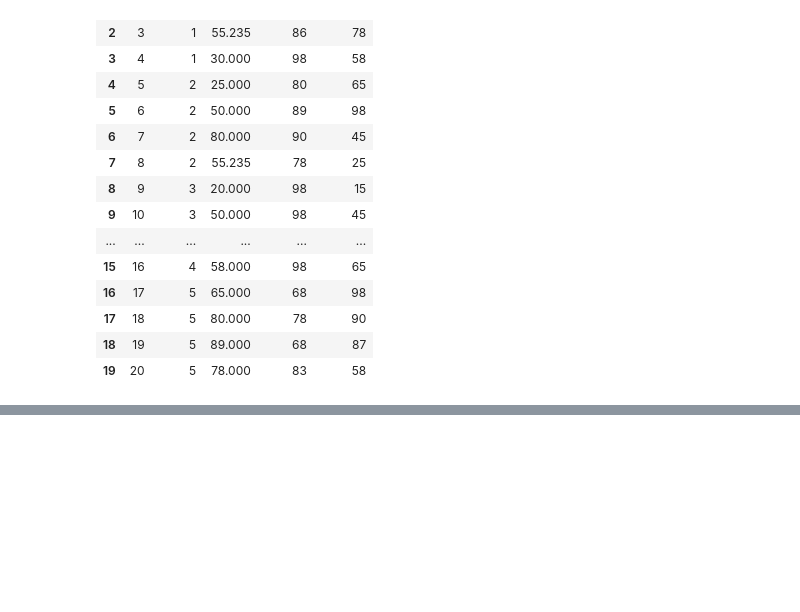
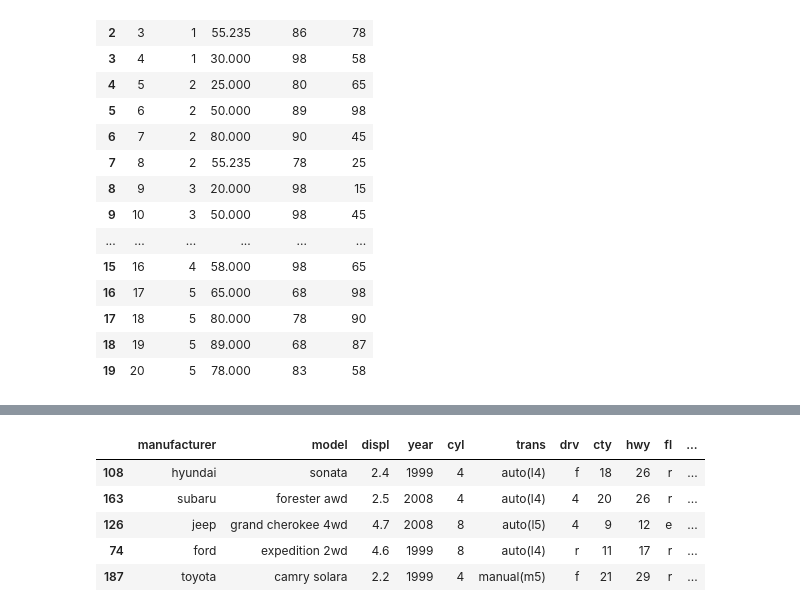
Before and after one commit to jw13k/2024-1-my-BDA, a Jupyter notebook: inclass/06W_0409_B_ch07_missingvalue_outlier.ipynb, the cells around one changed output, grey strips where cells are left out. Cells and saved outputs as stored; diff of their text form; code cells hidden in the pictures; blank space fills up the shorter version.

```diff
--- a/inclass/06W_0409_B_ch07_missingvalue_outlier.ipynb
+++ b/inclass/06W_0409_B_ch07_missingvalue_outlier.ipynb
@@ -615,0 +770,11 @@ exam
+# %%
+import pandas as pd
+mpg = pd.read_csv('data/mpg.csv')
+mpg.sample(5)
+# %% [output]
+|  | manufacturer | model | displ | year | cyl | trans | drv | cty | hwy | fl | ... |
+| 108 | hyundai | sonata | 2.4 | 1999 | 4 | auto(l4) | f | 18 | 26 | r | ... |
+| 163 | subaru | forester awd | 2.5 | 2008 | 4 | auto(l4) | 4 | 20 | 26 | r | ... |
+| 126 | jeep | grand cherokee 4wd | 4.7 | 2008 | 8 | auto(l5) | 4 | 9 | 12 | e | ... |
+| 74 | ford | expedition 2wd | 4.6 | 1999 | 8 | auto(l4) | r | 11 | 17 | r | ... |
+| 187 | toyota | camry solara | 2.2 | 1999 | 4 | manual(m5) | f | 21 | 29 | r | ... |
```
Also changed, not shown: parts of 43 cells of this notebook.
